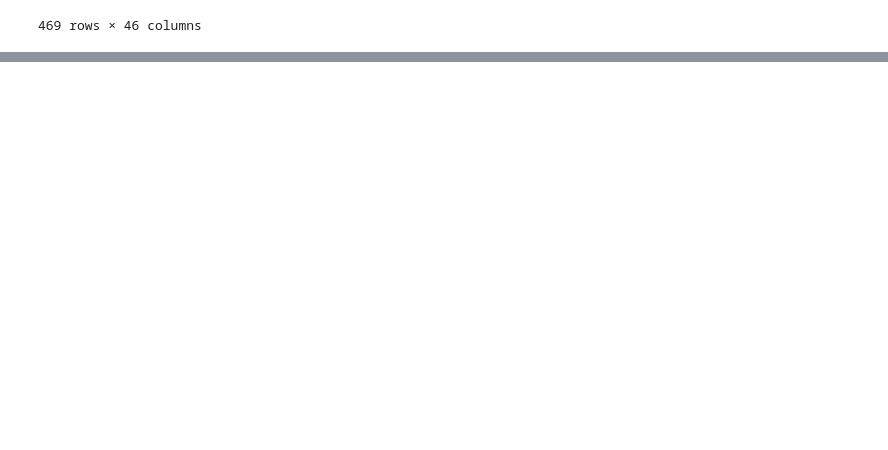
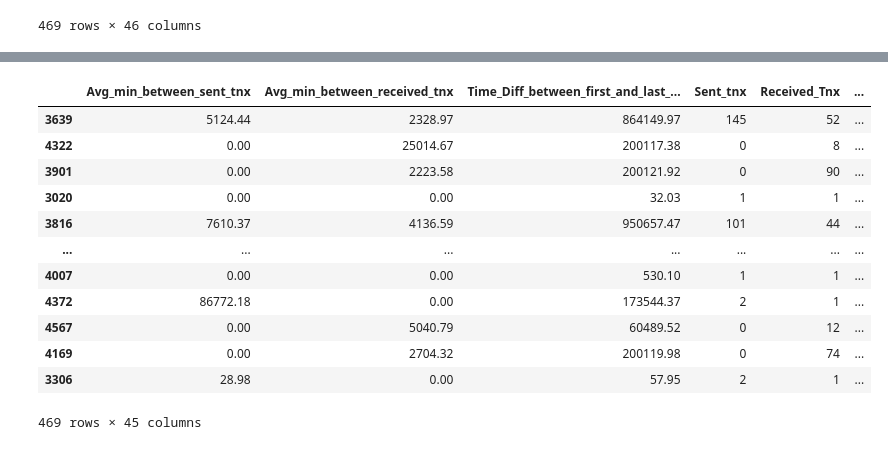
Before and after one commit to peii14/Eth-FraudDetection, a Jupyter notebook: nexXGBoost.ipynb, the cells around one changed output, grey strips where cells are left out. Saved outputs shown, nothing was run; the diff lists cells and outputs as text; code cells hidden in the pictures; blank space fills up the shorter version.

```diff
--- a/nexXGBoost.ipynb
+++ b/nexXGBoost.ipynb
@@ -150,0 +255,20 @@ Discover
+# %%
+predictions = {}
+normal_count = pd.value_counts(y_test)[0]
+fraud_count = pd.value_counts(y_test)[1]
+for k in models:
+    print('Model with K='+str(k)+'\n'+'=================================\n')
+    predictions[k] = models.get(k).predict(X_test)
+    print("Predicted for K="+str(k))
+    loc = 0
+    countdict = {}
+    m_locs = set(np.where(y_test == 1)[0])
+    for pred in predictions[k]:
+        countdict[pred] = countdict.get(pred, 0) + 0
+        if loc in m_locs:
+            countdict[pred] = countdict.get(pred, 0) + 1
+        loc = loc + 1
+    for key, value in sorted(countdict.items()):
+        non_mal = len((np.where(predictions[k] == key)[0]))-value
+        print('Cluster '+str(key+1)+': \t Malicious: '+str(value)+ ' ('+str(round((value*100)/fraud_count,3))+'%)' +' \t Non-Malicious: '+str(non_mal)+' ('+str(round((non_mal*100)/normal_count,3))+'%)\n')
+    print('\n')
@@ -150,0 +293,36 @@ Discover
+# %%
+k = 12
+cluster_df = X_test.copy()
+
+#Tag Anomalies
+anomaly_tag = []
+loc = 0
+m_locs = np.where(y_test == 1)[0]
+for pred in predictions[k]:
+    if loc in m_locs:
+        anomaly_tag.append(1)
+    else:
+        anomaly_tag.append(0)
+    loc = loc + 1
+
+#Plot Clusters
+cluster_df['cluster'] = predictions[k]
+cluster_df['is_anomaly'] = anomaly_tag
+cluster_df_plot = cluster_df.copy()
+# cluster_df_plot = cluster_df.sample(100)
+
+cluster_df_plot
+# %% [output]
+|  | Avg_min_between_sent_tnx | Avg_min_between_received_tnx | Time_Diff_between_first_and_last_... | Sent_tnx | Received_Tnx | ... |
+| 3639 | 5124.44 | 2328.97 | 864149.97 | 145 | 52 | ... |
+| 4322 | 0.00 | 25014.67 | 200117.38 | 0 | 8 | ... |
+| 3901 | 0.00 | 2223.58 | 200121.92 | 0 | 90 | ... |
+| 3020 | 0.00 | 0.00 | 32.03 | 1 | 1 | ... |
+| 3816 | 7610.37 | 4136.59 | 950657.47 | 101 | 44 | ... |
+| ... | ... | ... | ... | ... | ... | ... |
+| 4007 | 0.00 | 0.00 | 530.10 | 1 | 1 | ... |
+| 4372 | 86772.18 | 0.00 | 173544.37 | 2 | 1 | ... |
+| 4567 | 0.00 | 5040.79 | 60489.52 | 0 | 12 | ... |
+| 4169 | 0.00 | 2704.32 | 200119.98 | 0 | 74 | ... |
+| 3306 | 28.98 | 0.00 | 57.95 | 2 | 1 | ... |
+469 rows × 45 columns
```
Also changed, not shown: parts of 16 cells of this notebook, 1 other file.
